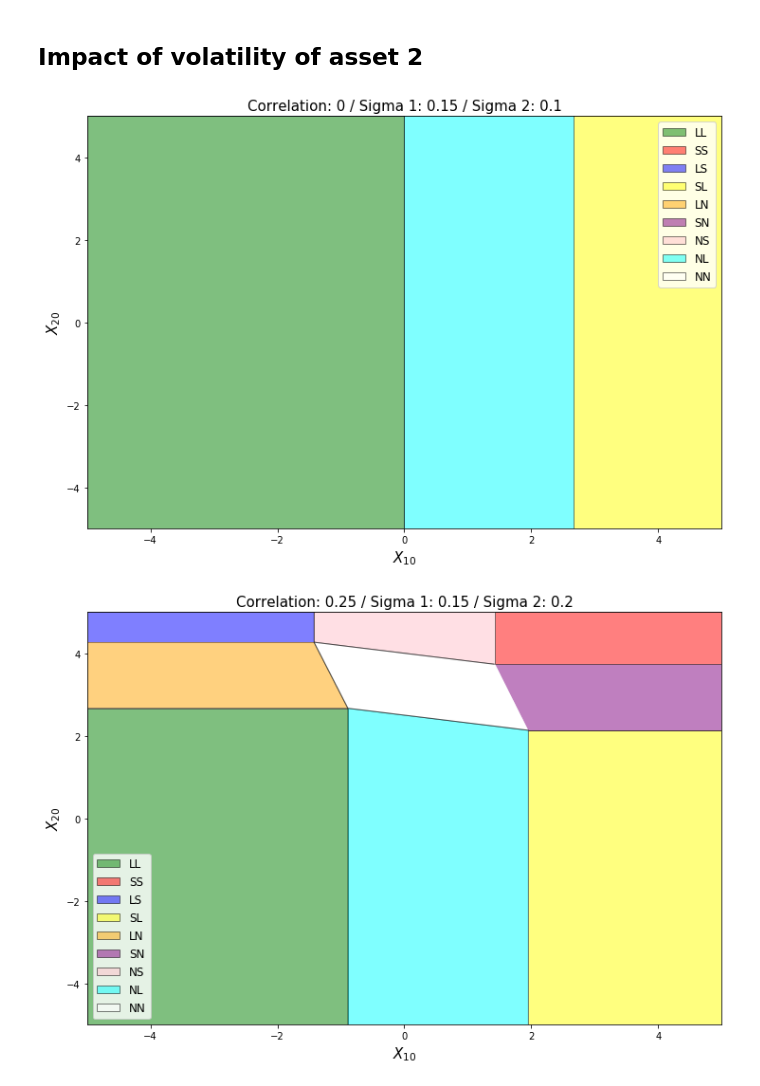
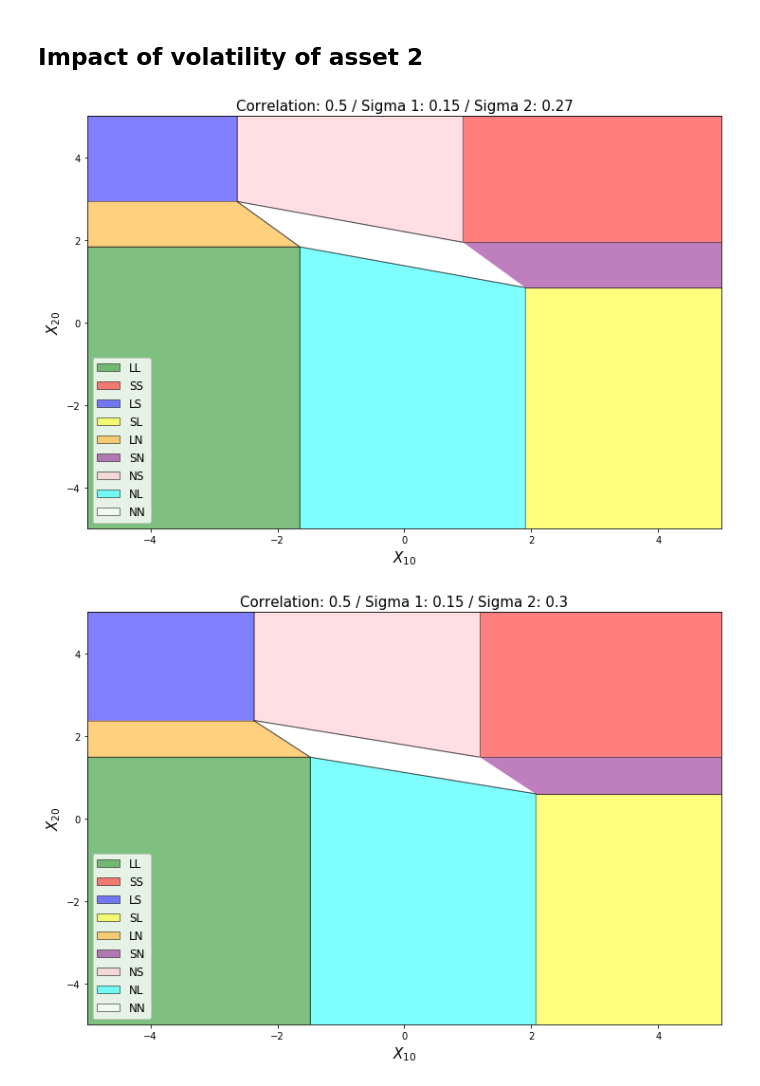
Before and after one commit to baohien97/EPFL-Investments, a Jupyter notebook: as9/ex2.ipynb, the cells around one changed output. Cells and saved outputs as stored; diff of their text form; code cells hidden in the pictures.

```diff
--- a/as9/ex2.ipynb
+++ b/as9/ex2.ipynb
@@ -130,10 +130,10 @@ figure(0.6,0.15,0.25)
 # %% [markdown]
 ## Impact of volatility of asset 2
 # %%
-figure(0,0.15,0.10)
-figure(0.25,0.15,0.20)
-figure(0.4,0.15,0.30)
-figure(0.6,0.15,0.40)
+
+figure(0.5,0.15,0.27)
+figure(0.5,0.15,0.30)
+figure(0.5,0.15,0.40)
 # %% [output]
-[figure, old version]
+[figure, new version]
-[figure, old version]
+[figure, new version]
```
Also changed, not shown: parts of 4 cells of this notebook.
